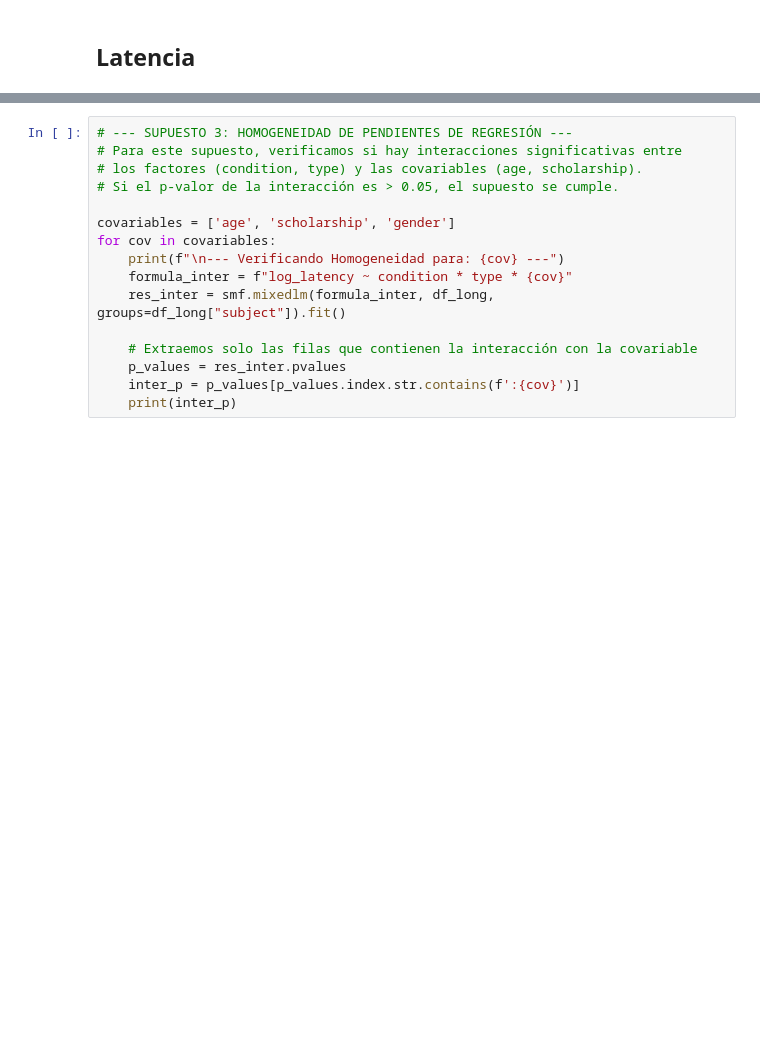
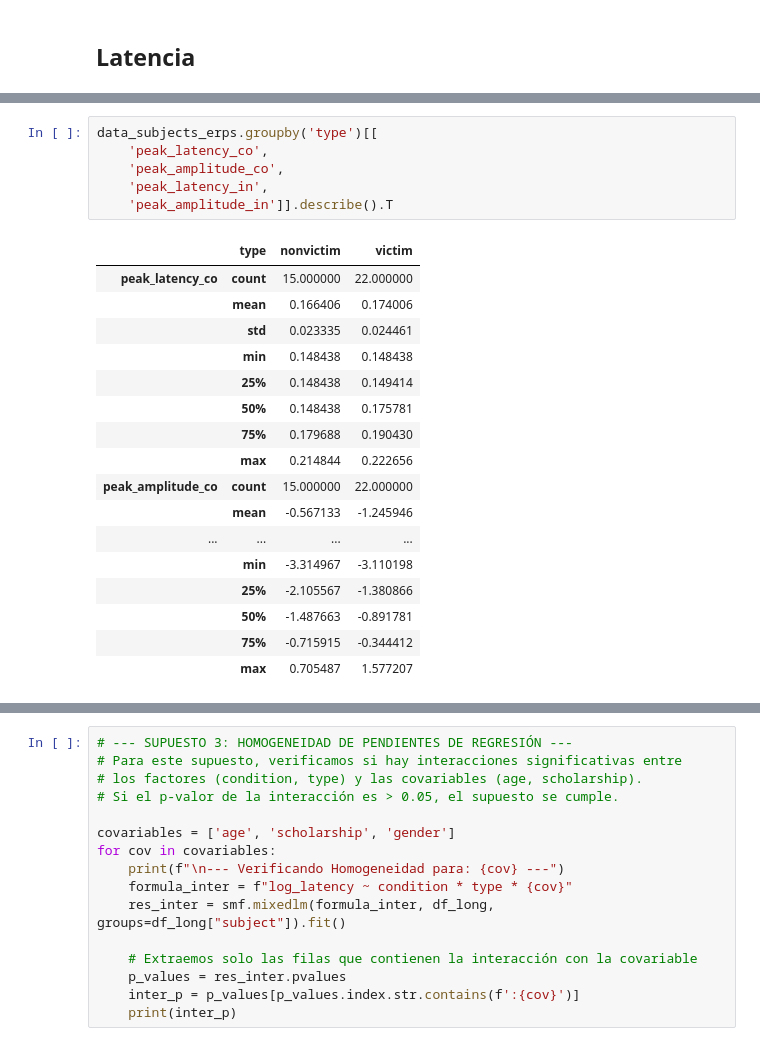
Before and after one commit to jhquiza/iat-eeg, a Jupyter notebook: erp/pruebas-hipotesis.ipynb, the cells around one changed output, grey strips where cells are left out. Saved outputs shown, nothing was run; the diff lists cells and outputs as text; blank space fills up the shorter version.

```diff
--- a/erp/pruebas-hipotesis.ipynb
+++ b/erp/pruebas-hipotesis.ipynb
@@ -51 +57,25 @@ memory usage: 5.5+ KB
+# %%
+data_subjects_erps.groupby('type')[[
+    'peak_latency_co',
+    'peak_amplitude_co',
+    'peak_latency_in',
+    'peak_amplitude_in']].describe().T
+# %% [output]
+|  | type | nonvictim | victim |
+| peak_latency_co | count | 15.000000 | 22.000000 |
+|  | mean | 0.166406 | 0.174006 |
+|  | std | 0.023335 | 0.024461 |
+|  | min | 0.148438 | 0.148438 |
+|  | 25% | 0.148438 | 0.149414 |
+|  | 50% | 0.148438 | 0.175781 |
+|  | 75% | 0.179688 | 0.190430 |
+|  | max | 0.214844 | 0.222656 |
+| peak_amplitude_co | count | 15.000000 | 22.000000 |
+|  | mean | -0.567133 | -1.245946 |
+| ... | ... | ... | ... |
+|  | min | -3.314967 | -3.110198 |
+|  | 25% | -2.105567 | -1.380866 |
+|  | 50% | -1.487663 | -0.891781 |
+|  | 75% | -0.715915 | -0.344412 |
+|  | max | 0.705487 | 1.577207 |
 # %%
```
Also changed, not shown: parts of 16 cells of this notebook.
